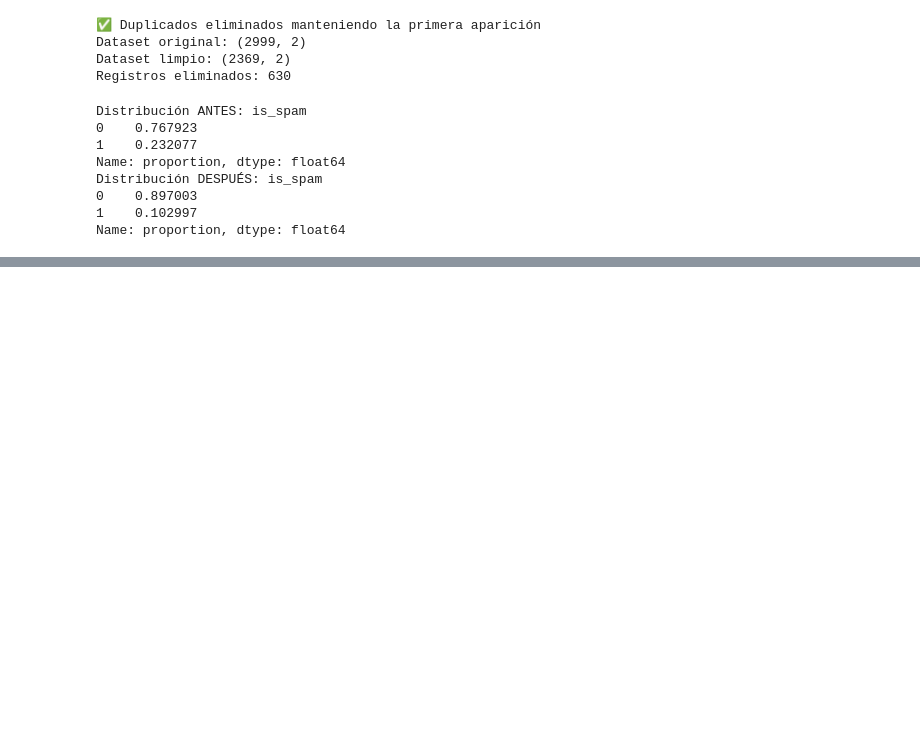
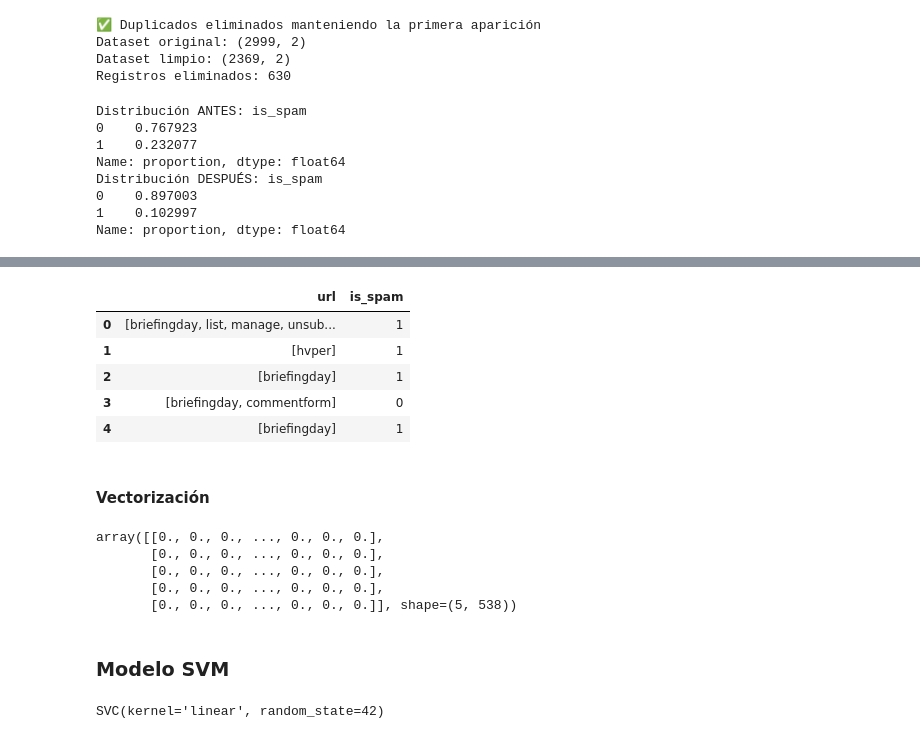
Before and after one commit to 4GeeksAcademy/kiliangil-Deteccion-Spam-NLP, a Jupyter notebook: src/explore.ipynb, the cells around one changed output, grey strips where cells are left out. Drawn from its saved outputs; the diff is of its cells as text; code cells hidden in the pictures; blank space fills up the shorter version.

```diff
--- a/src/explore.ipynb
+++ b/src/explore.ipynb
@@ -133,0 +174,16 @@ Name: proportion, dtype: float64
+# %%
+# instancia lematizador
+download("wordnet")
+lemmatizer = WordNetLemmatizer()
+
+download("stopwords")
+stop_words = stopwords.words("english")
+
+def lemmatize_text(words, lemmatizer = lemmatizer):
+    # lematiza
+    tokens = [lemmatizer.lemmatize(word) for word in words]
+    # saca stop words
+    tokens = [word for word in tokens if word not in stop_words]
+    # se queda con las de largo mayor a
+    tokens = [word for word in tokens if len(word) > 3]
+    return tokens
@@ -133,0 +195,37 @@ Name: proportion, dtype: float64
+# %%
+df_clean["url"] = df_clean["url"].apply(lemmatize_text)
+df_clean.head()
+# %% [output]
+|  | url | is_spam |
+| 0 | [briefingday, list, manage, unsub... | 1 |
+| 1 | [hvper] | 1 |
+| 2 | [briefingday] | 1 |
+| 3 | [briefingday, commentform] | 0 |
+| 4 | [briefingday] | 1 |
+# %% [markdown]
+#### Vectorización
+# %%
+tokens_list = df_clean["url"]
+tokens_list = [" ".join(tokens) for tokens in tokens_list]
+
+vectorizer = TfidfVectorizer(max_features = 5000, max_df = 0.8, min_df = 5)
+X = vectorizer.fit_transform(tokens_list).toarray()
+y = df_clean["is_spam"]
+
+X[:5]
+# %% [output]
+array([[0., 0., 0., ..., 0., 0., 0.],
+       [0., 0., 0., ..., 0., 0., 0.],
+       [0., 0., 0., ..., 0., 0., 0.],
+       [0., 0., 0., ..., 0., 0., 0.],
+       [0., 0., 0., ..., 0., 0., 0.]], shape=(5, 538))
+# %% [markdown]
+### Modelo SVM
+# %%
+X_train, X_test, y_train, y_test = train_test_split(X, y, test_size = 0.2, random_state = 42)
+
+model = SVC(kernel = "linear", random_state = 42)
+
+model.fit(X_train, y_train)
+# %% [output]
+SVC(kernel='linear', random_state=42)
```
Also changed, not shown: parts of 16 cells of this notebook, 1 other file.
